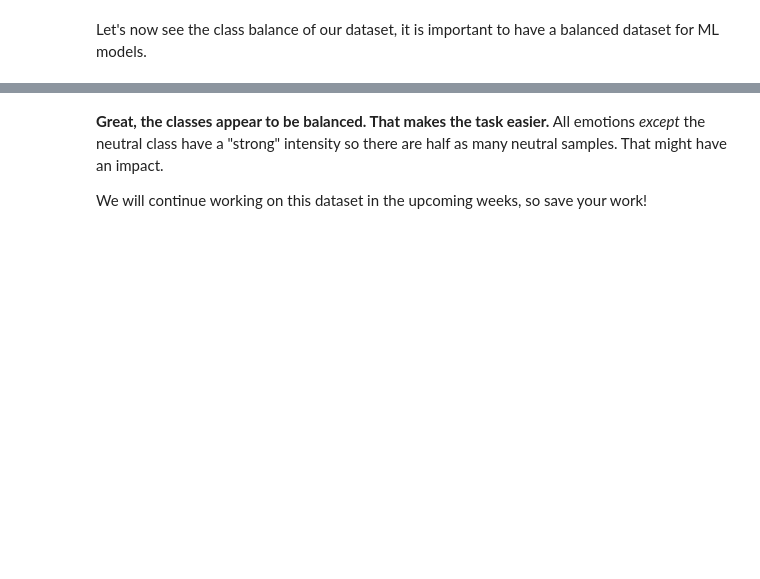
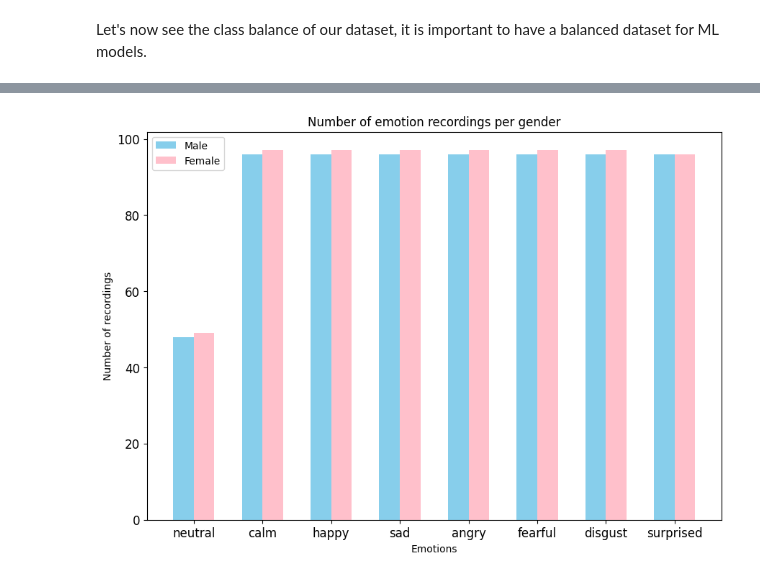
Before and after one commit to stnewaz/Week2-DataPreprocessing, a Jupyter notebook: Week 2.ipynb, the cells around one changed output, grey strips where cells are left out. Drawn from its saved outputs; the diff is of its cells as text; code cells hidden in the pictures; blank space fills up the shorter version.

```diff
--- a/Week 2.ipynb
+++ b/Week 2.ipynb
@@ -778,4 +783,64 @@ plt.show()
-# %% [markdown]
-**Great, the classes appear to be balanced. That makes the task easier.** All emotions _except_ the neutral class have a "strong" intensity so there are half as many neutral samples. That might have an impact.
-
-We will continue working on this dataset in the upcoming weeks, so save your work!
+# %%
+#plot both the emotions and gender audios for each emotion
+
+# get the gender of each filename as a string
+def get_gender(file_name):
+    actor_id = int(file_name.split("-")[6].split(".")[0])
+    return "female" if actor_id % 2 == 0 else "male"
+
+def match_gender_emotion():
+    # set counter variable as a gendered dictionary
+    gendered_count = {"male": {}, "female": {}}
+
+    # initialize counts with 0
+    for gender in gendered_count:
+        for emotion in emotions_dict.values():
+            gendered_count[gender][emotion] = 0
+
+    # check through each file
+    for file in glob.glob("Documents/OneDrive_2025-09-19/Audio Data/*/*.wav"):
+        file_name = os.path.basename(file)
+        # getting the gender of the file
+        gender = get_gender(file_name)
+        # getting the emotion
+        emotion = emotions_dict[file_name.split("-")[2]]
+        # updating variable for emotion name + adding to the counter
+        gendered_count[gender][emotion] += 1
+
+    return gendered_count
+
+#loading the function and setting a variable
+count = match_gender_emotion()
+
+#create list all the emotions to plot
+emotions = list(emotions_dict.values())
+#create list of counts for all the male emotion
+male_counts = [count["male"][e] for e in emotions]
+#create list of counts for all the female emotion
+female_counts = [count["female"][e] for e in emotions]
+
+#number of emotions
+x = np.arange(len(emotions))
+
+#creating graph size
+plt.figure(figsize=(35,7))
+plt.subplot(1,3,1)
+
+#setting width of bars
+width = 0.3
+
+#creating both bars and offsetting the two
+plt.bar(x - width/2, male_counts, width, label="Male", color="skyblue")
+plt.bar(x + width/2, female_counts, width, label="Female", color="pink")
+
+#labelling the x-axis
+plt.xticks(x, emotions)
+plt.xlabel("Emotions")
+plt.tick_params(labelsize=12)
+plt.ylabel('Number of recordings')
+plt.title('Number of emotion recordings per gender')
+
+plt.legend(loc="best")
+plt.show()
+# %% [output]
+[figure, added]
```
Also changed, not shown: parts of 5 cells of this notebook.
